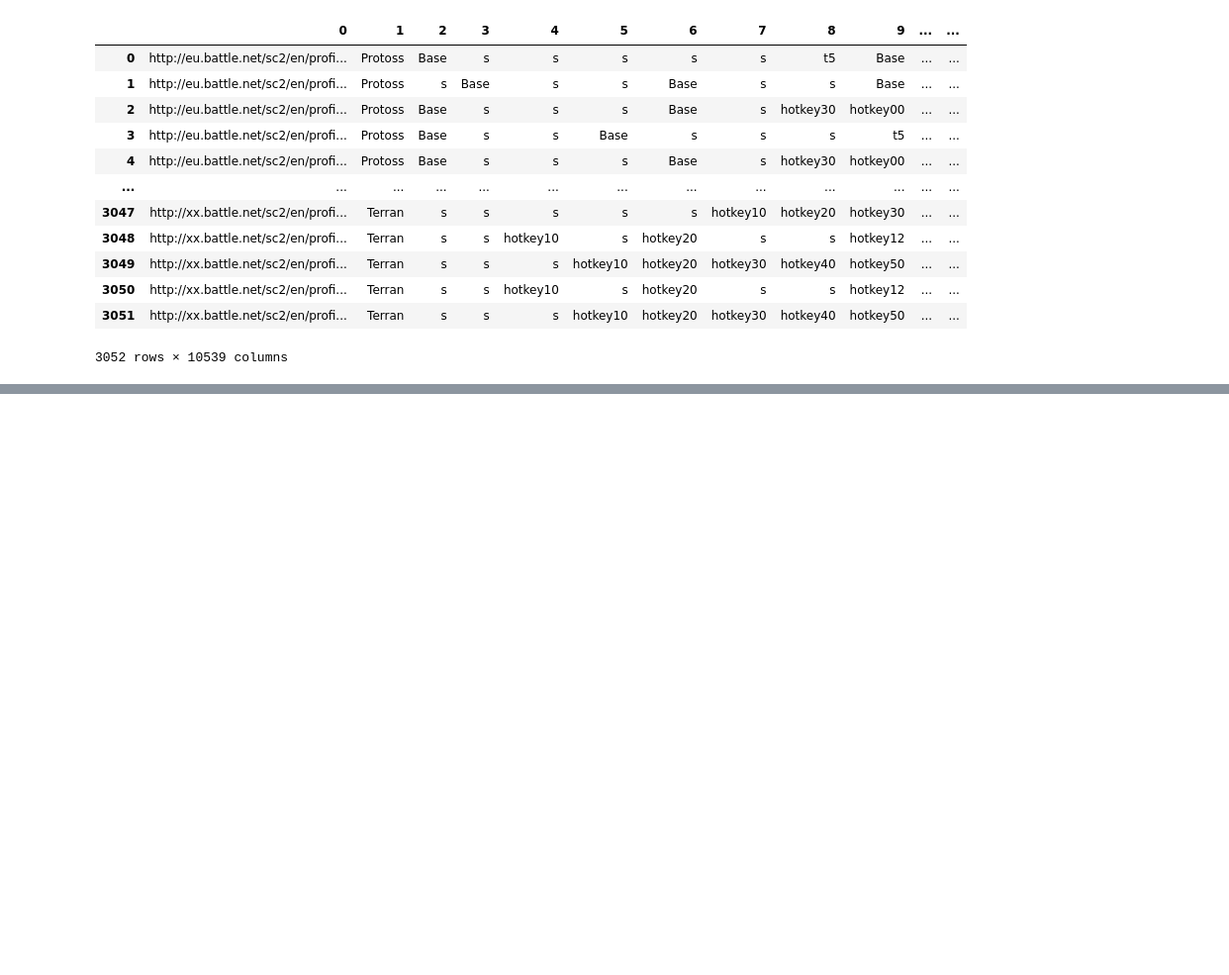
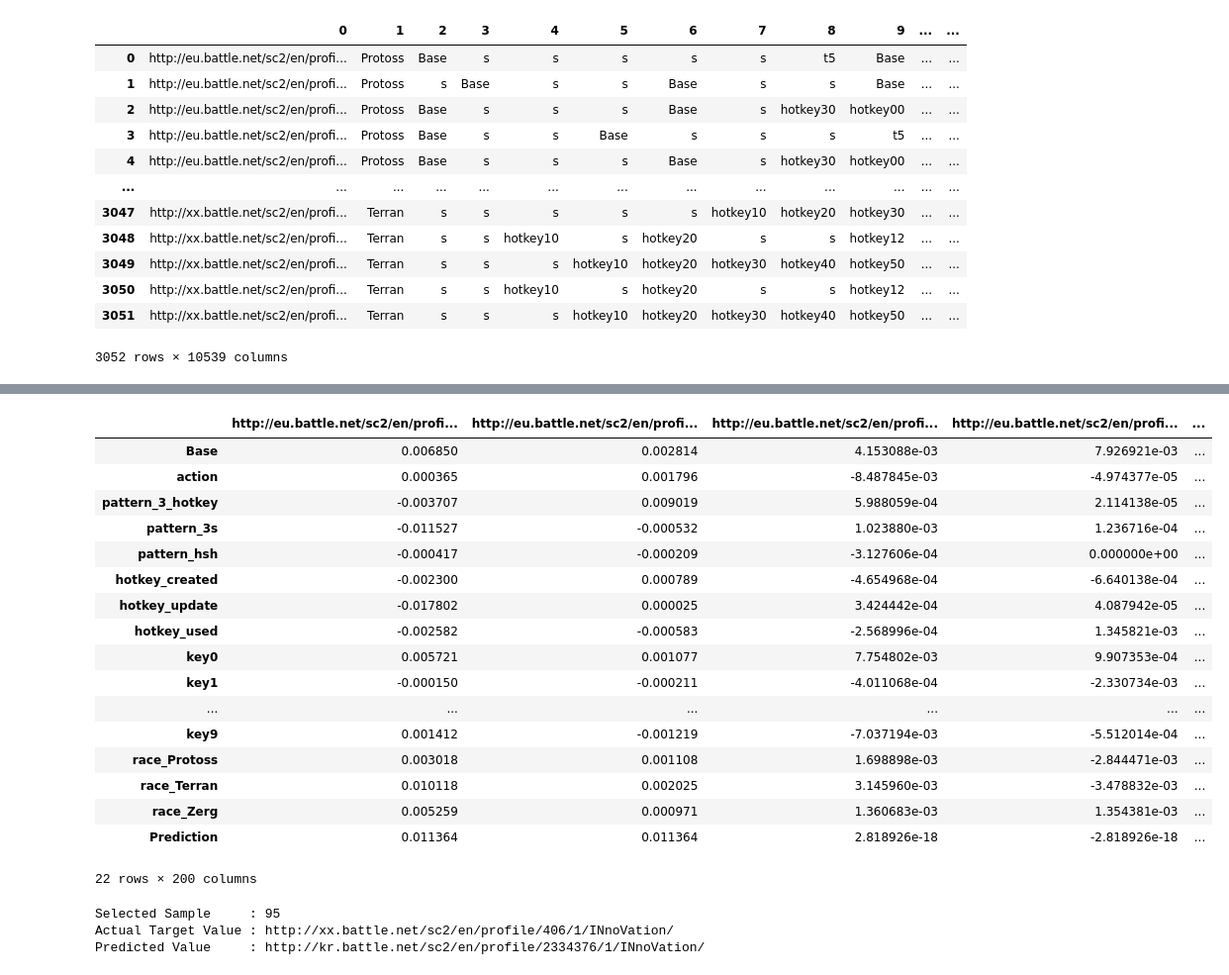
Before and after one commit to Danh-Lan/Data-Mining, a Jupyter notebook: ot2-project-dm.ipynb, the cells around one changed output, grey strips where cells are left out. Shown at 99% size. Cells and saved outputs as stored; diff of their text form; code cells hidden in the pictures; blank space fills up the shorter version.

```diff
--- a/ot2-project-dm.ipynb
+++ b/ot2-project-dm.ipynb
@@ -365,10 +434,0 @@ prediction.shape, bias.shape, contributions.shape
-# %%
-class_names = lis(y)
-print(class_names)
-# %%
-# Organize the result into a DataFrame for better visualization
-contrib_df = pd.DataFrame(contributions[0], columns=feature_names)
-result_df = pd.DataFrame({'Prediction': prediction, 'Bias': bias})
-result_df = pd.concat([result_df, contrib_df], axis=1)
-
-print(result_df.head())
@@ -395,0 +435,33 @@ row.values[0]
+# %%
+def create_contrbutions_df(contributions, random_sample, feature_names, class_names):
+    contribs = contributions[random_sample].tolist()
+    contribs.insert(0, bias[random_sample])
+    contribs = np.array(contribs)
+    contrib_df = pd.DataFrame(data=contribs, index=["Base"] + feature_names, columns=class_names)
+    prediction = contrib_df[class_names].sum()
+    contrib_df.loc["Prediction"] = prediction
+    return contrib_df
+# %%
+random_sample = random.randint(1, len(X_valid))
+class_names = optimal_rf_model.classes_
+contrib_df = create_contrbutions_df(contributions, random_sample, feature_names, class_names)
+contrib_df
+# %% [output]
+|  | http://eu.battle.net/sc2/en/profi... | http://eu.battle.net/sc2/en/profi... | http://eu.battle.net/sc2/en/profi... | http://eu.battle.net/sc2/en/profi... | ... |
+| Base | 0.006850 | 0.002814 | 4.153088e-03 | 7.926921e-03 | ... |
+| action | 0.000365 | 0.001796 | -8.487845e-03 | -4.974377e-05 | ... |
+| pattern_3_hotkey | -0.003707 | 0.009019 | 5.988059e-04 | 2.114138e-05 | ... |
+| pattern_3s | -0.011527 | -0.000532 | 1.023880e-03 | 1.236716e-04 | ... |
+| pattern_hsh | -0.000417 | -0.000209 | -3.127606e-04 | 0.000000e+00 | ... |
+| hotkey_created | -0.002300 | 0.000789 | -4.654968e-04 | -6.640138e-04 | ... |
+| hotkey_update | -0.017802 | 0.000025 | 3.424442e-04 | 4.087942e-05 | ... |
+| hotkey_used | -0.002582 | -0.000583 | -2.568996e-04 | 1.345821e-03 | ... |
+| key0 | 0.005721 | 0.001077 | 7.754802e-03 | 9.907353e-04 | ... |
+| key1 | -0.000150 | -0.000211 | -4.011068e-04 | -2.330734e-03 | ... |
+| ... | ... | ... | ... | ... | ... |
+| key9 | 0.001412 | -0.001219 | -7.037194e-03 | -5.512014e-04 | ... |
+| race_Protoss | 0.003018 | 0.001108 | 1.698898e-03 | -2.844471e-03 | ... |
+| race_Terran | 0.010118 | 0.002025 | 3.145960e-03 | -3.478832e-03 | ... |
+| race_Zerg | 0.005259 | 0.000971 | 1.360683e-03 | 1.354381e-03 | ... |
+| Prediction | 0.011364 | 0.011364 | 2.818926e-18 | -2.818926e-18 | ... |
+22 rows × 200 columns
@@ -395,0 +476,6 @@ row.values[0]
+# %%
+predicted_value,target_value = display_prediction_information(random_sample)
+# %% [output]
+Selected Sample     : 95
+Actual Target Value : http://xx.battle.net/sc2/en/profile/406/1/INnoVation/
+Predicted Value     : http://kr.battle.net/sc2/en/profile/2334376/1/INnoVation/
```
Also changed, not shown: parts of 43 cells of this notebook.
